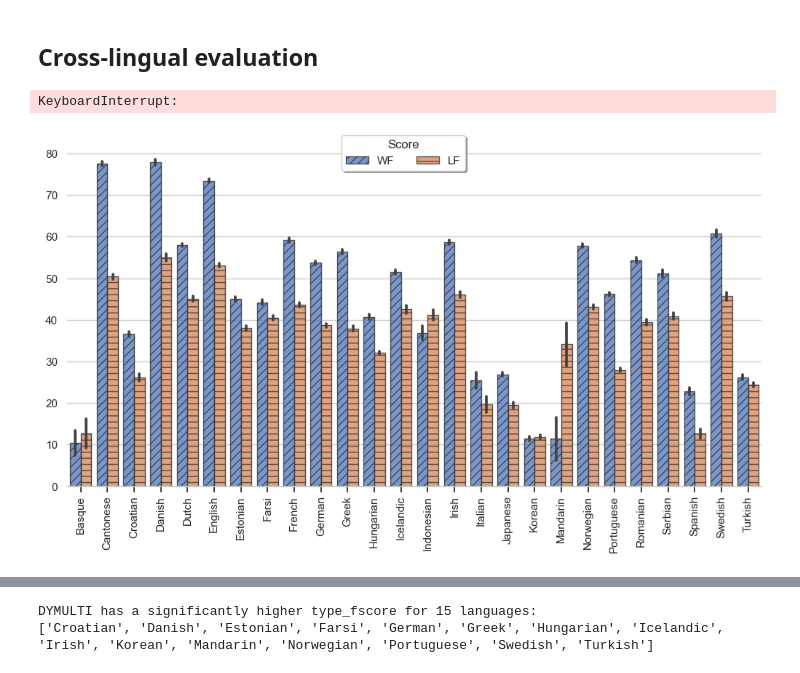
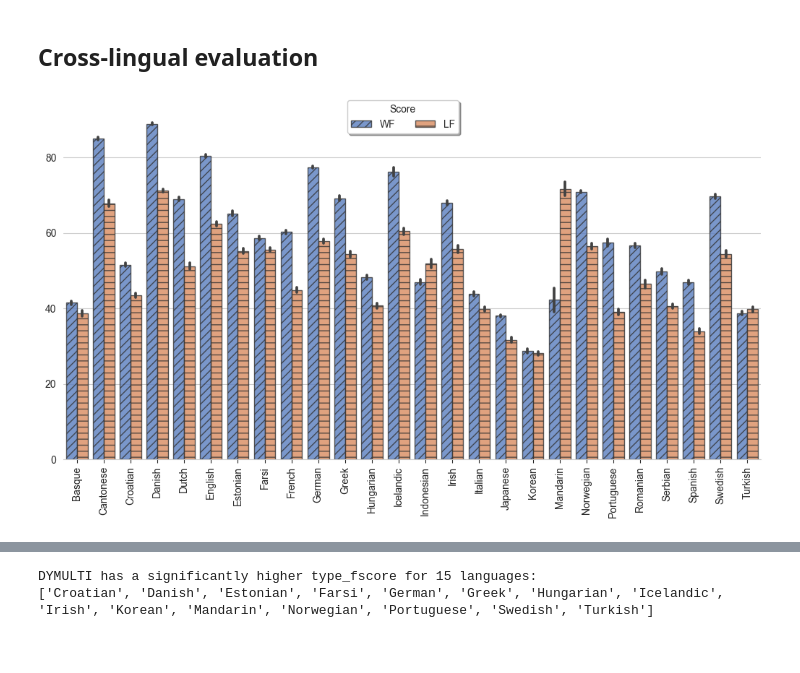
Before and after one commit to codebyzeb/DYMULTI-23, a Jupyter notebook: analysis/graphs.ipynb, the cells around one changed output, grey strips where cells are left out. Drawn from its saved outputs; the diff is of its cells as text; code cells hidden in the pictures.

```diff
--- a/analysis/graphs.ipynb
+++ b/analysis/graphs.ipynb
@@ -410,4 +443,8 @@ plot_learning_rates(learning_rates[learning_rates['Model'].isin(models_of_intere
 # %%
+import os
+folders = ["../experiments/" + folder for folder in os.listdir("../experiments/") if "L-" in folder]
+folders.sort()
+
 def get_scores(foldername, remove_start=0):
     results = {}
     for measure in measures:
@@ -438,22 +475,16 @@ def get_multilingual_scores(folders, remove_start, shuffled=True):
     for folder in folders:
         language = folder.split('-')[1]
         if shuffled:
-            scores = pd.DataFrame(get_scores(folder, remove_start)).assign(Language=language)
+            scores = pd.DataFrame(get_scores(folder, remove_start))
         else:
-            scores = pd.DataFrame(get_unshuffled_score(folder, remove_start)).assign(Language=language)
+            scores = pd.DataFrame(get_unshuffled_score(folder, remove_start))
+        scores = scores.assign(Language=language)
+        scores = scores.assign(Family=language_families[language])
         frames.append(scores)
     return pd.concat(frames)
 # %%
-import os
-folders = ["../experiments/" + folder for folder in os.listdir("../experiments/") if "L-" in folder]
-folders.sort()
-languages = list(set(map(lambda x : x.split('-')[1], folders)))
-languages.sort()
-
-multicue_scores = get_multilingual_scores([folder for folder in folders if folder[-1] == "M"], 5000).assign(Model="MULTICUE-22")
+multicue_scores = get_multilingual_scores([folder for folder in folders if folder[-1] == "M"], 5000).assign(Model="MULTICUE-23")
 phocus_scores = get_multilingual_scores([folder for folder in folders if folder[-1] == "P"], 5000).assign(Model="PHOCUS-1S")
-dymulti_scores = get_multilingual_scores([folder for folder in folders if folder[-1] == "D"], 5000).assign(Model="DYMULTI-22")
+dymulti_scores = get_multilingual_scores([folder for folder in folders if folder[-1] == "D"], 5000).assign(Model="DYMULTI-23")
 multilingual_scores = pd.concat([multicue_scores, phocus_scores, dymulti_scores])
-# %% [output]
-KeyboardInterrupt:
 # %%
@@ -497,6 +530,6 @@ def plot_three(data, score, sort=True):
     g.fig.legend(title = 'Model', loc='upper center', bbox_to_anchor=(0.5, 1), ncol=4, fancybox=True, shadow=True)
     g.tight_layout()
 # %%
-plot_languages(multilingual_scores, 'MULTICUE-22')
+plot_languages(multilingual_scores, 'DYMULTI-23')
 # %% [output]
-[figure, old version]
+[figure, new version]
```
Also changed, not shown: parts of 29 cells of this notebook, 31 other files.
